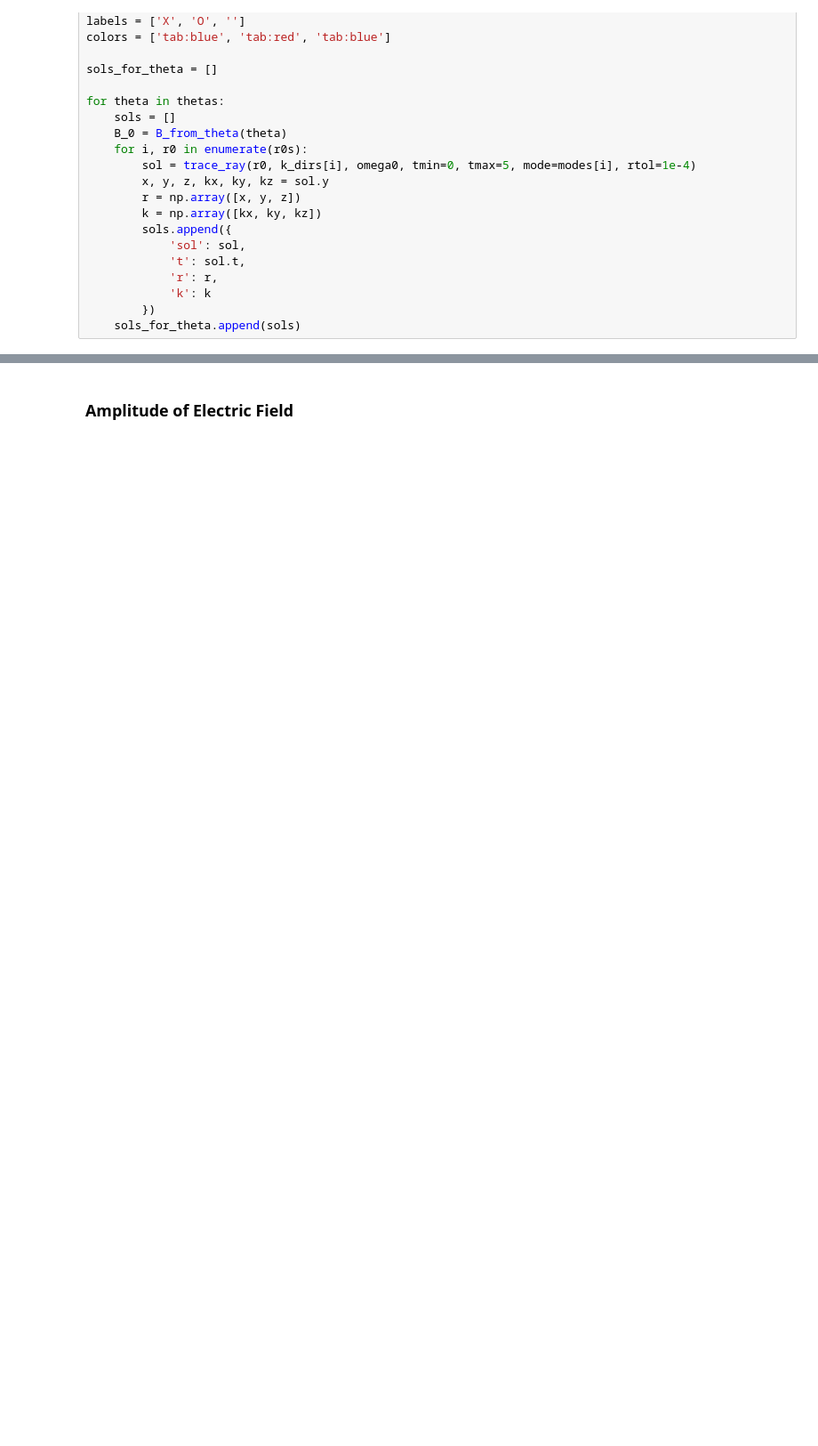
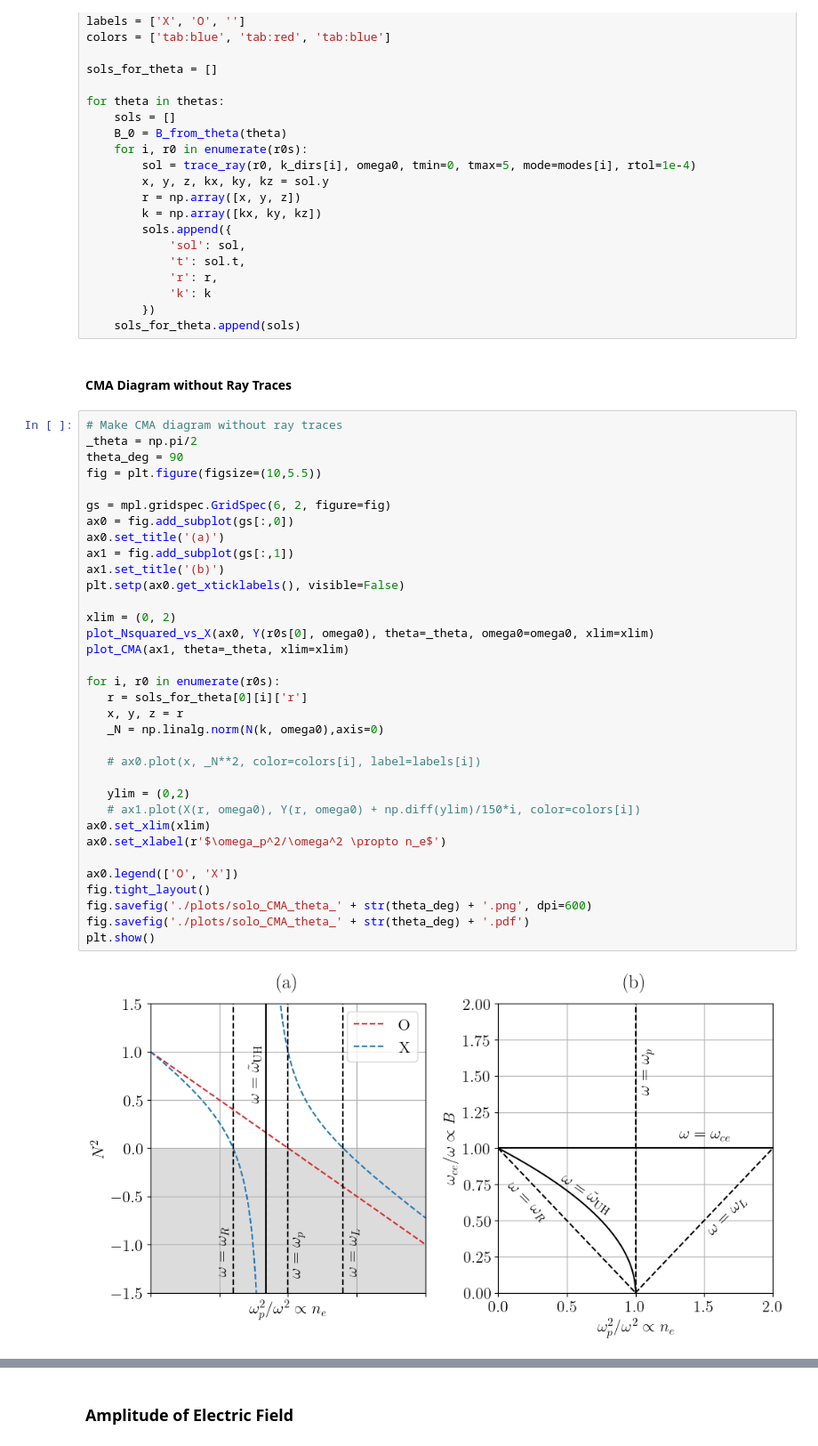
Before and after one commit to runehoejlund/plasma-ray-tracer, a Jupyter notebook: MGO/cold-tracer-with-amplitudes.ipynb, the cells around one changed output, grey strips where cells are left out. Shown at 89% size. Drawn from its saved outputs; the diff is of its cells as text; blank space fills up the shorter version.

```diff
--- a/MGO/cold-tracer-with-amplitudes.ipynb
+++ b/MGO/cold-tracer-with-amplitudes.ipynb
@@ -323,3 +323,41 @@ for theta in thetas:
             'k': k
         })
     sols_for_theta.append(sols)
+# %% [markdown]
+#### CMA Diagram without Ray Traces
+# %%
+# Make CMA diagram without ray traces
+_theta = np.pi/2
+theta_deg = 90
+fig = plt.figure(figsize=(10,5.5))
+
+gs = mpl.gridspec.GridSpec(6, 2, figure=fig)
+ax0 = fig.add_subplot(gs[:,0])
+ax0.set_title('(a)')
+ax1 = fig.add_subplot(gs[:,1])
+ax1.set_title('(b)')
+plt.setp(ax0.get_xticklabels(), visible=False)
+
+xlim = (0, 2)
+plot_Nsquared_vs_X(ax0, Y(r0s[0], omega0), theta=_theta, omega0=omega0, xlim=xlim)
+plot_CMA(ax1, theta=_theta, xlim=xlim)
+
+for i, r0 in enumerate(r0s):
+   r = sols_for_theta[0][i]['r']
+   x, y, z = r
+   _N = np.linalg.norm(N(k, omega0),axis=0)
+
+   # ax0.plot(x, _N**2, color=colors[i], label=labels[i])
+
+   ylim = (0,2)
+   # ax1.plot(X(r, omega0), Y(r, omega0) + np.diff(ylim)/150*i, color=colors[i])
+ax0.set_xlim(xlim)
+ax0.set_xlabel(r'$\omega_p^2/\omega^2 \propto n_e$')
+
+ax0.legend(['O', 'X'])
+fig.tight_layout()
+fig.savefig('./plots/solo_CMA_theta_' + str(theta_deg) + '.png', dpi=600)
+fig.savefig('./plots/solo_CMA_theta_' + str(theta_deg) + '.pdf')
+plt.show()
+# %% [output]
+[figure, added]
```
Also changed, not shown: parts of 4 cells of this notebook.
